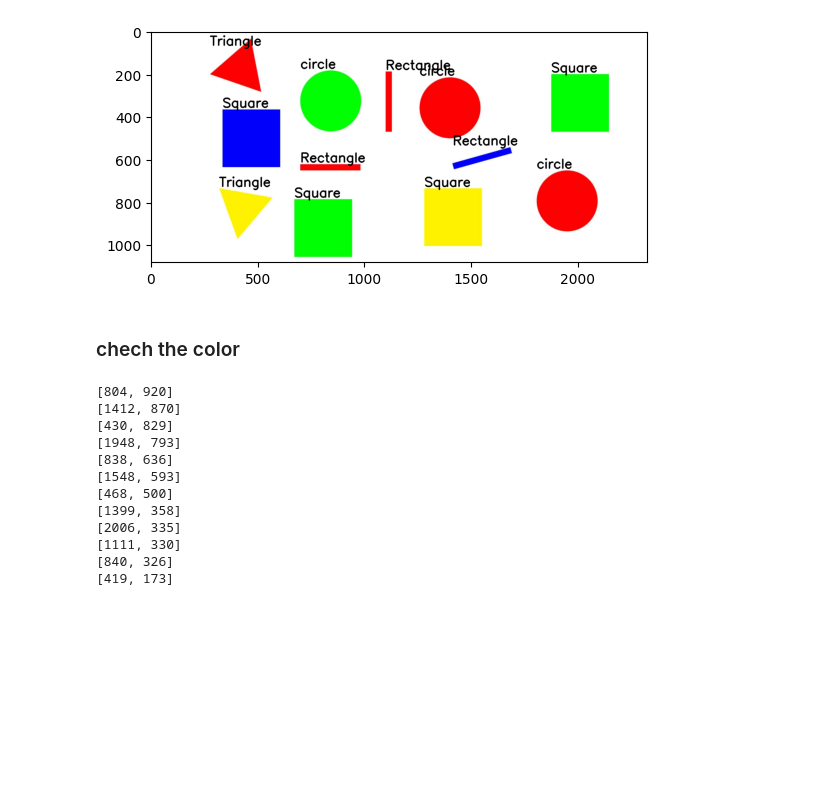
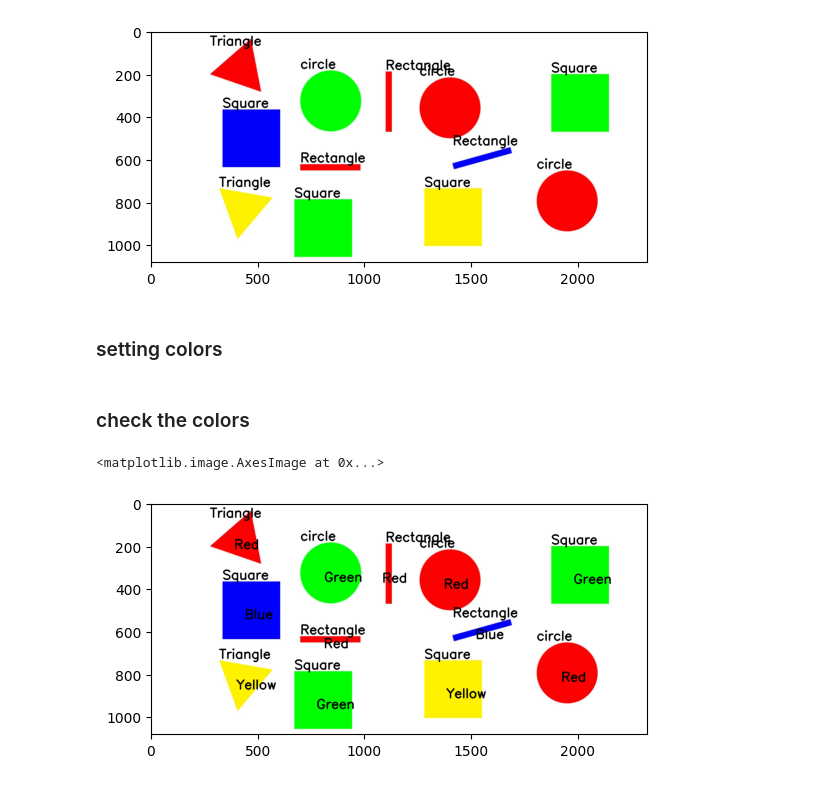
Before and after one commit to Abdallah-els/MIA-Task11, a Jupyter notebook: test.ipynb, the cells around one changed output. Drawn from its saved outputs; the diff is of its cells as text; code cells hidden in the pictures; blank space fills up the shorter version.

Commit message:
check colors

```diff
--- a/test.ipynb
+++ b/test.ipynb
@@ -54,34 +54,81 @@ print(img.shape)
 # %% [output]
 (1080, 2324, 3)
 [figure]
+# %% [markdown]
+### setting colors
+# %%
+#red
+lower_red1 = np.array([0, 120, 70])
+upper_red1 = np.array([10, 255, 255])
+lower_red2 = np.array([170, 120, 70])
+upper_red2 = np.array([180, 255, 255])
+
+#blue
+lower_blue = np.array([100, 150, 0])
+upper_blue = np.array([140, 255, 255])
+
+#green
+lower_green = np.array([40, 70, 70])
+upper_green = np.array([80, 255, 255])
+
+#yellow
+lower_yellow = np.array([20, 100, 100])
+upper_yellow = np.array([30, 255, 255])
 # %% [markdown]
-### chech the color
+### check the colors
 # %%
 for shape in contours:
     perimeter = cv2.arcLength(shape, True)
     corners = cv2.approxPolyDP(shape, 0.02 * perimeter , True) #return list of coordanetes of corners
     n_corners = len(corners)
 
     #finding the center
     total_x = 0
     total_y = 0
     for i in corners:
-        x , y = i[0]
+        x, y = i[0]
         total_x += x
         total_y += y
-    center = [int(total_x/n_corners) ,int(total_y/n_corners)]
 
-    print(center)
+    center_y = int(total_y/n_corners)
+    center_x = int(total_x/n_corners)
+
+    hsv = cv2.cvtColor(img, cv2.COLOR_RGB2HSV)
+
+    h , s , v = hsv[center_y, center_x]
+
+    #red:
+    if ((lower_red1[0] <= h <= upper_red1[0] and
+        lower_red1[1] <= s <= upper_red1[1] and
+        lower_red1[2] <= v <= upper_red1[2]) or
+        (lower_red2[0] <= h <= upper_red2[0] and
+        lower_red2[1] <= s <= upper_red2[1] and
+        lower_red2[2] <= v <= upper_red2[2])):
+
+        cv2.putText(img, "Red", (center_x-30, center_y+40), cv2.FONT_HERSHEY_SIMPLEX, 2, (0, 0, 0), 5)
+
+    #blue
+    elif (lower_blue[0] <= h <= upper_blue[0] and
+        lower_blue[1] <= s <= upper_blue[1] and
+        lower_blue[2] <= v <= upper_blue[2]):
+
+        cv2.putText(img, "Blue", (center_x-30, center_y+40), cv2.FONT_HERSHEY_SIMPLEX, 2, (0, 0, 0), 5)
+
+    #green
+    elif (lower_green[0] <= h <= upper_green[0] and
+        lower_green[1] <= s <= upper_green[1] and
+        lower_green[2] <= v <= upper_green[2]):
+
+        cv2.putText(img, "Green", (center_x-30, center_y+40), cv2.FONT_HERSHEY_SIMPLEX, 2, (0, 0, 0), 5)
+
+    #yellow
+    elif (lower_yellow[0] <= h <= upper_yellow[0] and
+        lower_yellow[1] <= s <= upper_yellow[1] and
+        lower_yellow[2] <= v <= upper_yellow[2]):
+
+        cv2.putText(img, "Yellow", (center_x-30, center_y+40), cv2.FONT_HERSHEY_SIMPLEX, 2, (0, 0, 0), 5)
+
+plt.imshow(img)
 # %% [output]
-[804, 920]
-[1412, 870]
-[430, 829]
-[1948, 793]
-[838, 636]
-[1548, 593]
-[468, 500]
-[1399, 358]
-[2006, 335]
-[1111, 330]
-[840, 326]
-[419, 173]
+<matplotlib.image.AxesImage at 0x...>
+[figure, added]
```
Also changed, not shown: 1 other file.
